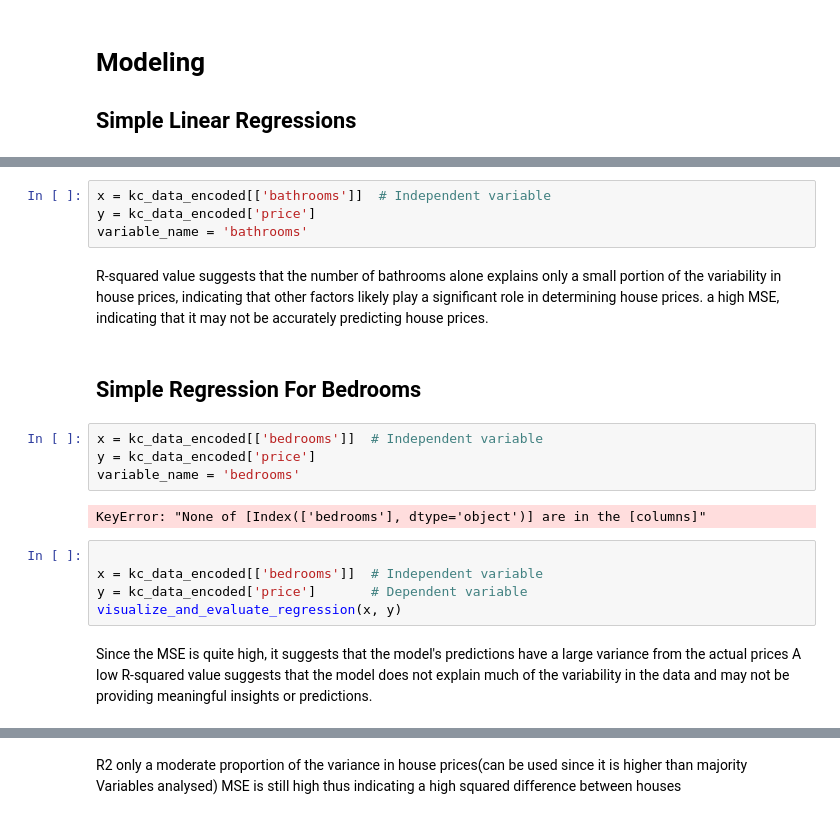
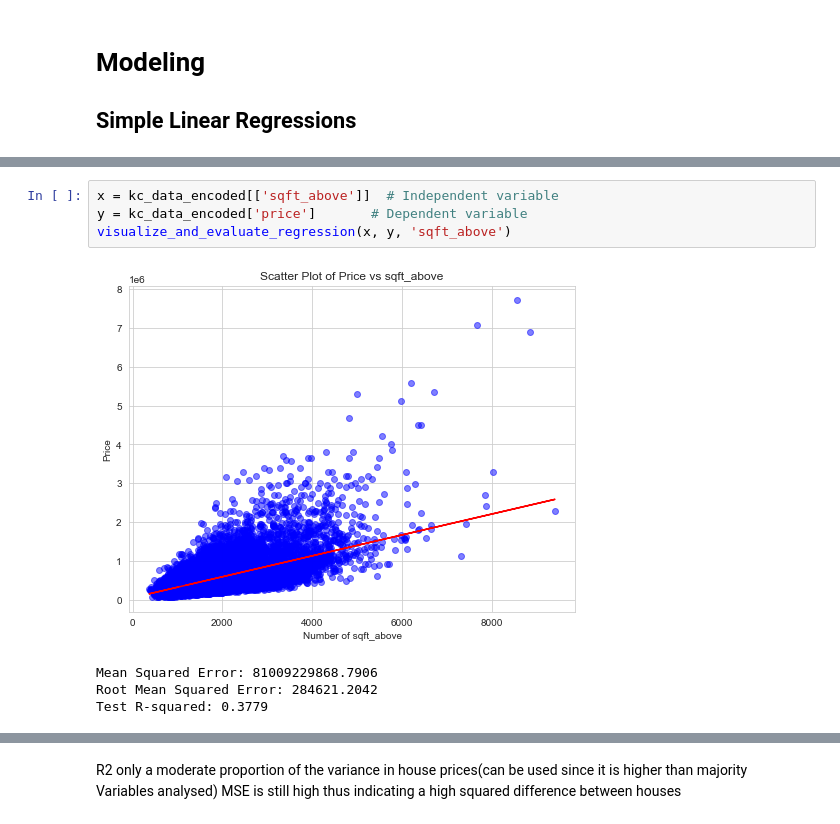
Before and after one commit to ggeorgekkariuki/Kings-Country-Housing-Project, a Jupyter notebook: student.ipynb, the cells around one changed output, grey strips where cells are left out. Saved outputs shown, nothing was run; the diff lists cells and outputs as text.

```diff
--- a/student.ipynb
+++ b/student.ipynb
@@ -928,23 +988,9 @@ R-squared: 0.26076852184904253
 # %%
-x = kc_data_encoded[['bathrooms']]  # Independent variable
-y = kc_data_encoded['price']
-variable_name = 'bathrooms'
+x = kc_data_encoded[['sqft_above']]  # Independent variable
+y = kc_data_encoded['price']       # Dependent variable
+visualize_and_evaluate_regression(x, y, 'sqft_above')
+# %% [output]
+[figure, added]
+Mean Squared Error: 81009229868.7906
+Root Mean Squared Error: 284621.2042
+Test R-squared: 0.3779
-# %% [markdown]
-R-squared value suggests that the number of bathrooms alone explains only a small portion of the variability in house prices, indicating that other factors likely play a significant role in determining house prices.
-a high MSE, indicating that it may not be accurately predicting house prices.
-# %% [markdown]
-## Simple Regression For Bedrooms
-# %%
-x = kc_data_encoded[['bedrooms']]  # Independent variable
-y = kc_data_encoded['price']
-variable_name = 'bedrooms'
-# %% [output]
-KeyError: "None of [Index(['bedrooms'], dtype='object')] are in the [columns]"
-# %%
-
-x = kc_data_encoded[['bedrooms']]  # Independent variable
-y = kc_data_encoded['price']       # Dependent variable
-visualize_and_evaluate_regression(x, y)
-# %% [markdown]
-Since the MSE is quite high, it suggests that the model's predictions have a large variance from the actual prices
-A low R-squared value suggests that the model does not explain much of the variability in the data and may not be providing meaningful insights or predictions.
```
Also changed, not shown: parts of 35 cells of this notebook.
